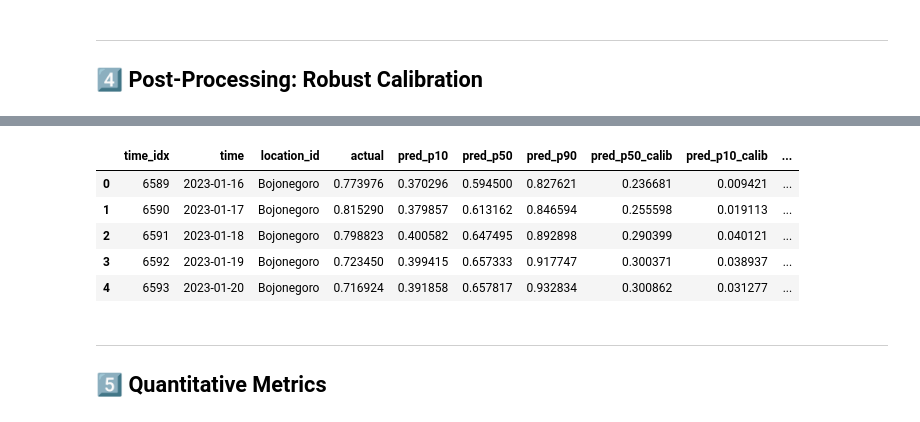
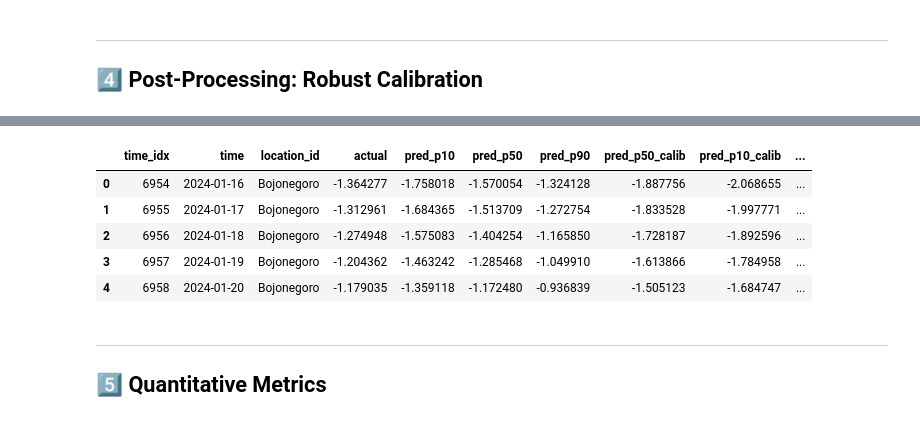
Before and after one commit to Vanszs/Skripsi_Nopal_SPEI, a Jupyter notebook: notebooks/TFT_SPEI_Evaluation.ipynb, the cells around one changed output, grey strips where cells are left out. Drawn from its saved outputs; the diff is of its cells as text; code cells hidden in the pictures.

```diff
--- a/notebooks/TFT_SPEI_Evaluation.ipynb
+++ b/notebooks/TFT_SPEI_Evaluation.ipynb
@@ -62,9 +62,9 @@ if not os.path.exists(data_path):
 data = pd.read_parquet(data_path)
 data['year'] = data['time'].dt.year
 
-# Split Data (Train: <2023, Test: >=2023)
+# Split Data (Train: <2023, Test: >=2024)
 train_data = data[data.year < 2023].copy()
-test_data = data[data.year >= 2023].copy()
+test_data = data[data.year >= 2024].copy()
 
 print(f"Train samples: {len(train_data)}")
 print(f"Test samples: {len(test_data)}")
@@ -215,24 +230,82 @@ pred_std = df_final['pred_p50'].std()
 
 # Calibration: bias correction + variance scaling
 bias = actual_mean - pred_mean
-scale = actual_std / pred_std
+scale = actual_std / pred_std if pred_std != 0 else 1.0
 safe_scale = scale * 0.95  # Conservative scaling to avoid over-correction
 
 print(f"=== Calibration Parameters ===")
 print(f"Bias correction: {bias:.4f}")
 print(f"Variance scale: {scale:.4f} (using {safe_scale:.4f})")
 
-# Apply Calibration
+# Apply Global Calibration
 df_final['pred_p50_calib'] = (df_final['pred_p50'] - pred_mean) * safe_scale + pred_mean + bias
 df_final['pred_p10_calib'] = (df_final['pred_p10'] - pred_mean) * safe_scale + pred_mean + bias
 df_final['pred_p90_calib'] = (df_final['pred_p90'] - pred_mean) * safe_scale + pred_mean + bias
 
-# Add Alert Column
-df_final['Alert'] = np.where(df_final['pred_p50_calib'] < -1.5, 'Drought', 'Normal')
+# Apply Per-Location Calibration (stronger alignment)
+df_final['pred_p50_loc_calib'] = df_final['pred_p50']
+df_final['pred_p10_loc_calib'] = df_final['pred_p10']
+df_final['pred_p90_loc_calib'] = df_final['pred_p90']
+
+for loc in df_final['location_id'].unique():
+    loc_mask = df_final['location_id'] == loc
+    loc_actual = df_final.loc[loc_mask, 'actual']
+    loc_pred = df_final.loc[loc_mask, 'pred_p50']
+    loc_bias = loc_actual.mean() - loc_pred.mean()
+    loc_scale = loc_actual.std() / loc_pred.std() if loc_pred.std() != 0 else 1.0
+
+    df_final.loc[loc_mask, 'pred_p50_loc_calib'] = (
+        (df_final.loc[loc_mask, 'pred_p50'] - loc_pred.mean()) * loc_scale
+        + loc_pred.mean()
+        + loc_bias
+    )
+    df_final.loc[loc_mask, 'pred_p10_loc_calib'] = (
+        (df_final.loc[loc_mask, 'pred_p10'] - loc_pred.mean()) * loc_scale
+        + loc_pred.mean()
+        + loc_bias
+    )
+    df_final.loc[loc_mask, 'pred_p90_loc_calib'] = (
+        (df_final.loc[loc_mask, 'pred_p90'] - loc_pred.mean()) * loc_scale
+        + loc_pred.mean()
+        + loc_bias
+    )
+
+# Apply per-location calibration to horizon data
+df_horizon['pred_p50_loc_calib'] = df_horizon['pred_p50']
+df_horizon['pred_p10_loc_calib'] = df_horizon['pred_p10']
+df_horizon['pred_p90_loc_calib'] = df_horizon['pred_p90']
+for loc in df_final['location_id'].unique():
+    loc_mask = df_horizon['location_id'] == loc
+    loc_actual = df_final[df_final['location_id'] == loc]['actual']
+    loc_pred = df_final[df_final['location_id'] == loc]['pred_p50']
+    loc_bias = loc_actual.mean() - loc_pred.mean()
+    loc_scale = loc_actual.std() / loc_pred.std() if loc_pred.std() != 0 else 1.0
+
+    df_horizon.loc[loc_mask, 'pred_p50_loc_calib'] = (
+        (df_horizon.loc[loc_mask, 'pred_p50'] - loc_pred.mean()) * loc_scale
+        + loc_pred.mean()
+        + loc_bias
+    )
+    df_horizon.loc[loc_mask, 'pred_p10_loc_calib'] = (
+        (df_horizon.loc[loc_mask, 'pred_p10'] - loc_pred.mean()) * loc_scale
+        + loc_pred.mean()
+        + loc_bias
+    )
+    df_horizon.loc[loc_mask, 'pred_p90_loc_calib'] = (
+        (df_horizon.loc[loc_mask, 'pred_p90'] - loc_pred.mean()) * loc_scale
+        + loc_pred.mean()
+        + loc_bias
+    )
+
+# Add Alert Column (based on per-location calibrated median)
+df_final['Alert'] = np.where(df_final['pred_p50_loc_calib'] < -1.5, 'Drought', 'Normal')
+
+# Prediction interval width
+df_final['prediction_interval_width'] = df_final['pred_p90_loc_calib'] - df_final['pred_p10_loc_calib']
 
 # Verify calibration
-new_bias = df_final['pred_p50_calib'].mean() - df_final['actual'].mean()
-new_var_ratio = df_final['pred_p50_calib'].std() / df_final['actual'].std()
+new_bias = df_final['pred_p50_loc_calib'].mean() - df_final['actual'].mean()
+new_var_ratio = df_final['pred_p50_loc_calib'].std() / df_final['actual'].std()
 print(f"\n=== After Calibration ===")
 print(f"Residual Bias: {new_bias:.6f}")
 print(f"Variance Ratio: {new_var_ratio:.4f}")
@@ -249,9 +322,9 @@ Variance Ratio: 0.9500
 |  | time_idx | time | location_id | actual | pred_p10 | pred_p50 | pred_p90 | pred_p50_calib | pred_p10_calib | ... |
-| 0 | 6589 | 2023-01-16 | Bojonegoro | 0.773976 | 0.370296 | 0.594500 | 0.827621 | 0.236681 | 0.009421 | ... |
-| 1 | 6590 | 2023-01-17 | Bojonegoro | 0.815290 | 0.379857 | 0.613162 | 0.846594 | 0.255598 | 0.019113 | ... |
-| 2 | 6591 | 2023-01-18 | Bojonegoro | 0.798823 | 0.400582 | 0.647495 | 0.892898 | 0.290399 | 0.040121 | ... |
-| 3 | 6592 | 2023-01-19 | Bojonegoro | 0.723450 | 0.399415 | 0.657333 | 0.917747 | 0.300371 | 0.038937 | ... |
-| 4 | 6593 | 2023-01-20 | Bojonegoro | 0.716924 | 0.391858 | 0.657817 | 0.932834 | 0.300862 | 0.031277 | ... |
+| 0 | 6954 | 2024-01-16 | Bojonegoro | -1.364277 | -1.758018 | -1.570054 | -1.324128 | -1.887756 | -2.068655 | ... |
+| 1 | 6955 | 2024-01-17 | Bojonegoro | -1.312961 | -1.684365 | -1.513709 | -1.272754 | -1.833528 | -1.997771 | ... |
+| 2 | 6956 | 2024-01-18 | Bojonegoro | -1.274948 | -1.575083 | -1.404254 | -1.165850 | -1.728187 | -1.892596 | ... |
+| 3 | 6957 | 2024-01-19 | Bojonegoro | -1.204362 | -1.463242 | -1.285468 | -1.049910 | -1.613866 | -1.784958 | ... |
+| 4 | 6958 | 2024-01-20 | Bojonegoro | -1.179035 | -1.359118 | -1.172480 | -0.936839 | -1.505123 | -1.684747 | ... |
 # %% [markdown]
 ---
 ## 5️⃣ Quantitative Metrics
```
Also changed, not shown: parts of 13 cells of this notebook, 26 other files.
